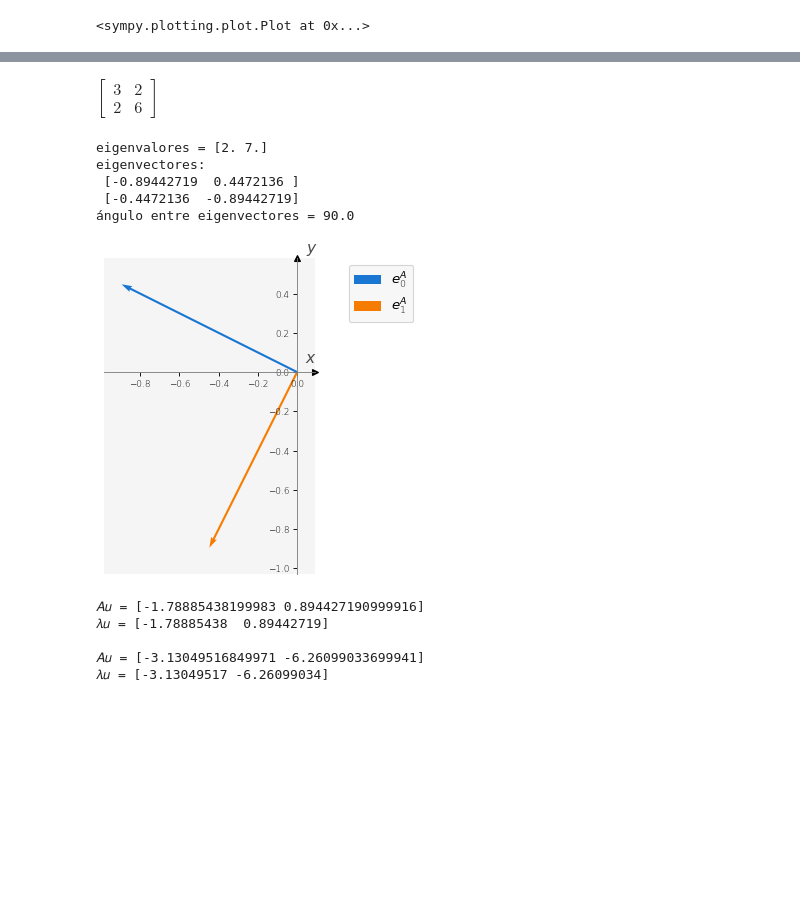
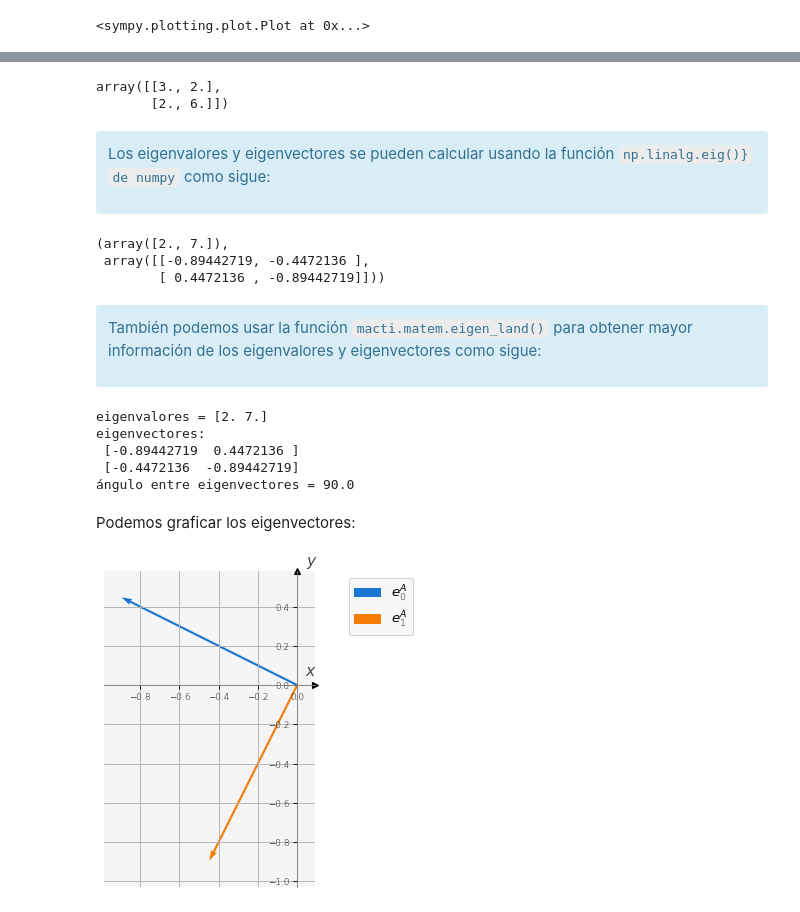
Before and after one commit to repomacti/macti, a Jupyter notebook: notebooks/Algebra_Lineal_01/05_Matrices_Normas_Eigen.ipynb, the cells around one changed output, grey strips where cells are left out. Cells and saved outputs as stored; diff of their text form; code cells hidden in the pictures; blank space fills up the shorter version.

```diff
--- a/notebooks/Algebra_Lineal_01/05_Matrices_Normas_Eigen.ipynb
+++ b/notebooks/Algebra_Lineal_01/05_Matrices_Normas_Eigen.ipynb
@@ -282,8 +319,15 @@ Podemos calcular $\vec{x}^T A\vec{x}$ para este ejemplo como sigue:
 </font>
 </div>
 # %%
+# Usaremos sympy.
+# Primero definimos los símbolos
 x, y = sympy.symbols('x y')
+
+# Construimos el vector de incógnitas
 X = sympy.Matrix([x, y])
-A = sympy.Matrix([[3, 2], [2, 6]])
+print(X)
+
+# Construimos la matriz
+A = sympy.Matrix([[3.0, 2.0], [2.0, 6.0]])
 print(A)
 # %% [output]
@@ -358,26 +414,40 @@ Si $A$ es una matriz cuadrada, entonces definimos el número $\lambda$ (real o c
 # %%
+# Convertimos la matriz A a un arreglo de numpy
+A = np.array(A, dtype=float)
 A
 # %% [output]
-$\displaystyle \left[\begin{matrix}3 & 2\\2 & 6\end{matrix}\right]$
+array([[3., 2.],
+       [2., 6.]])
+# %% [markdown]
+<div class="alert alert-info">
+
+Los eigenvalores y eigenvectores se pueden calcular usando la función `np.linalg.eig()}` `de numpy` como sigue:
+</div>
+# %%
+np.linalg.eig(A)  # w: eigenvalues, v: eigenvectors
+# %% [output]
+(array([2., 7.]),
+ array([[-0.89442719, -0.4472136 ],
+        [ 0.4472136 , -0.89442719]]))
+# %% [markdown]
+<div class="alert alert-info">
+
+También podemos usar la función `macti.matem.eigen_land()` para obtener mayor información de los eigenvalores y eigenvectores como sigue:
+</div>
 # %%
-wA, vA = mmat.eigen_land(np.array(A, dtype=float))
+wA, vA = mmat.eigen_land(A)
 # %% [output]
 eigenvalores = [2. 7.]
 eigenvectores:
  [-0.89442719  0.4472136 ]
  [-0.4472136  -0.89442719]
 ángulo entre eigenvectores = 90.0
+# %% [markdown]
+Podemos graficar los eigenvectores:
 # %%
 v = mvis.Plotter()
 v.set_coordsys()
 v.plot_vectors(1, [vA[:,0], vA[:,1]], ['$e_0^A$','$e_1^A$'])
+v.grid()
 # %% [output]
-[figure, old version]
+[figure, new version]
-# %%
-mmat.print_Aulu(A, wA, vA)
-# %% [output]
-𝐴𝑢 = [-1.78885438199983 0.894427190999916]
-𝜆𝑢 = [-1.78885438  0.89442719]
-
-𝐴𝑢 = [-3.13049516849971 -6.26099033699941]
-𝜆𝑢 = [-3.13049517 -6.26099034]
```
Also changed, not shown: parts of 66 cells of this notebook, 3 other files.
